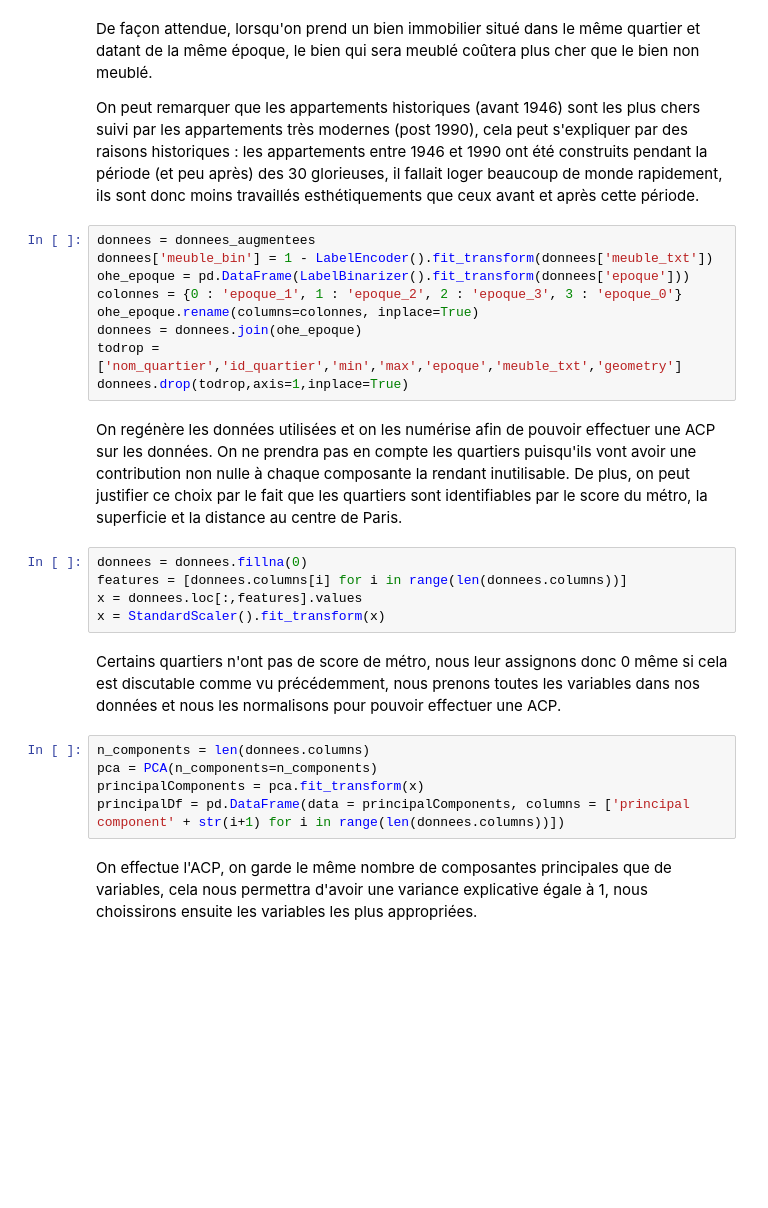
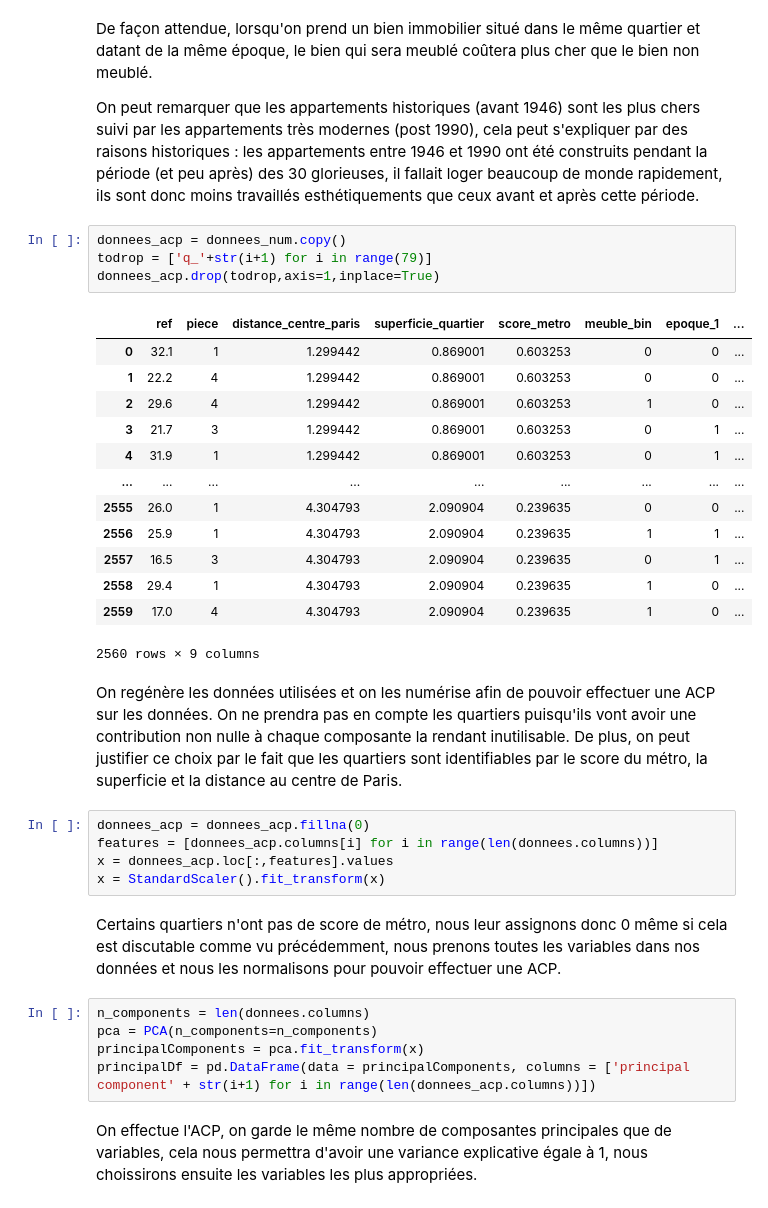
Before and after one commit to eric-vong/Projet-Python, a Jupyter notebook: Rapport.ipynb, the cells around one changed output. Saved outputs shown, nothing was run; the diff lists cells and outputs as text; blank space fills up the shorter version.

```diff
--- a/Rapport.ipynb
+++ b/Rapport.ipynb
@@ -545,21 +564,30 @@ NameError: name 'donnees_augmentees' is not defined
 De façon attendue, lorsqu'on prend un bien immobilier situé dans le même quartier et datant de la même époque, le bien qui sera meublé coûtera plus cher que le bien non meublé.
 
 On peut remarquer que les appartements historiques (avant 1946) sont les plus chers suivi par les appartements très modernes (post 1990), cela peut s'expliquer par des raisons historiques : les appartements entre 1946 et 1990 ont été construits pendant la période (et peu après) des 30 glorieuses, il fallait loger beaucoup de monde rapidement, ils sont donc moins travaillés esthétiquements que ceux avant et après cette période.
-# %%
-donnees = donnees_augmentees
-donnees['meuble_bin'] = 1 - LabelEncoder().fit_transform(donnees['meuble_txt'])
-ohe_epoque = pd.DataFrame(LabelBinarizer().fit_transform(donnees['epoque']))
-colonnes = {0 : 'epoque_1', 1 : 'epoque_2', 2 : 'epoque_3', 3 : 'epoque_0'}
-ohe_epoque.rename(columns=colonnes, inplace=True)
-donnees = donnees.join(ohe_epoque)
-todrop = ['nom_quartier','id_quartier','min','max','epoque','meuble_txt','geometry']
-donnees.drop(todrop,axis=1,inplace=True)
+# %%
+donnees_acp = donnees_num.copy()
+todrop = ['q_'+str(i+1) for i in range(79)]
+donnees_acp.drop(todrop,axis=1,inplace=True)
+# %% [output]
+|  | ref | piece | distance_centre_paris | superficie_quartier | score_metro | meuble_bin | epoque_1 | ... |
+| 0 | 32.1 | 1 | 1.299442 | 0.869001 | 0.603253 | 0 | 0 | ... |
+| 1 | 22.2 | 4 | 1.299442 | 0.869001 | 0.603253 | 0 | 0 | ... |
+| 2 | 29.6 | 4 | 1.299442 | 0.869001 | 0.603253 | 1 | 0 | ... |
+| 3 | 21.7 | 3 | 1.299442 | 0.869001 | 0.603253 | 0 | 1 | ... |
+| 4 | 31.9 | 1 | 1.299442 | 0.869001 | 0.603253 | 0 | 1 | ... |
+| ... | ... | ... | ... | ... | ... | ... | ... | ... |
+| 2555 | 26.0 | 1 | 4.304793 | 2.090904 | 0.239635 | 0 | 0 | ... |
+| 2556 | 25.9 | 1 | 4.304793 | 2.090904 | 0.239635 | 1 | 1 | ... |
+| 2557 | 16.5 | 3 | 4.304793 | 2.090904 | 0.239635 | 0 | 1 | ... |
+| 2558 | 29.4 | 1 | 4.304793 | 2.090904 | 0.239635 | 1 | 0 | ... |
+| 2559 | 17.0 | 4 | 4.304793 | 2.090904 | 0.239635 | 1 | 0 | ... |
+2560 rows × 9 columns
 # %% [markdown]
 On regénère les données utilisées et on les numérise afin de pouvoir effectuer une ACP sur les données. On ne prendra pas en compte les quartiers puisqu'ils vont avoir une contribution non nulle à chaque composante la rendant inutilisable. De plus, on peut justifier ce choix par le fait que les quartiers sont identifiables par le score du métro, la superficie et la distance au centre de Paris.
 # %%
-donnees = donnees.fillna(0)
-features = [donnees.columns[i] for i in range(len(donnees.columns))]
-x = donnees.loc[:,features].values
+donnees_acp = donnees_acp.fillna(0)
+features = [donnees_acp.columns[i] for i in range(len(donnees.columns))]
+x = donnees_acp.loc[:,features].values
 x = StandardScaler().fit_transform(x)
 # %% [markdown]
 Certains quartiers n'ont pas de score de métro, nous leur assignons donc 0 même si cela est discutable comme vu précédemment, nous prenons toutes les variables dans nos données et nous les normalisons pour pouvoir effectuer une ACP.
@@ -567,7 +595,7 @@ Certains quartiers n'ont pas de score de métro, nous leur assignons donc 0 mêm
 n_components = len(donnees.columns)
 pca = PCA(n_components=n_components)
 principalComponents = pca.fit_transform(x)
-principalDf = pd.DataFrame(data = principalComponents, columns = ['principal component' + str(i+1) for i in range(len(donnees.columns))])
+principalDf = pd.DataFrame(data = principalComponents, columns = ['principal component' + str(i+1) for i in range(len(donnees_acp.columns))])
 # %% [markdown]
 On effectue l'ACP, on garde le même nombre de composantes principales que de variables, cela nous permettra d'avoir une variance explicative égale à 1, nous choissirons ensuite les variables les plus appropriées.
 # %%
```
Also changed, not shown: parts of 9 cells of this notebook, 1 other file.
